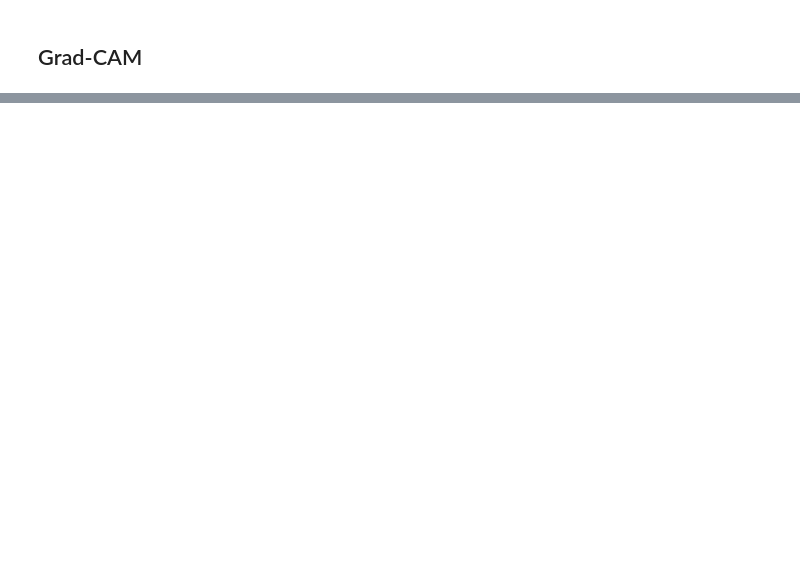
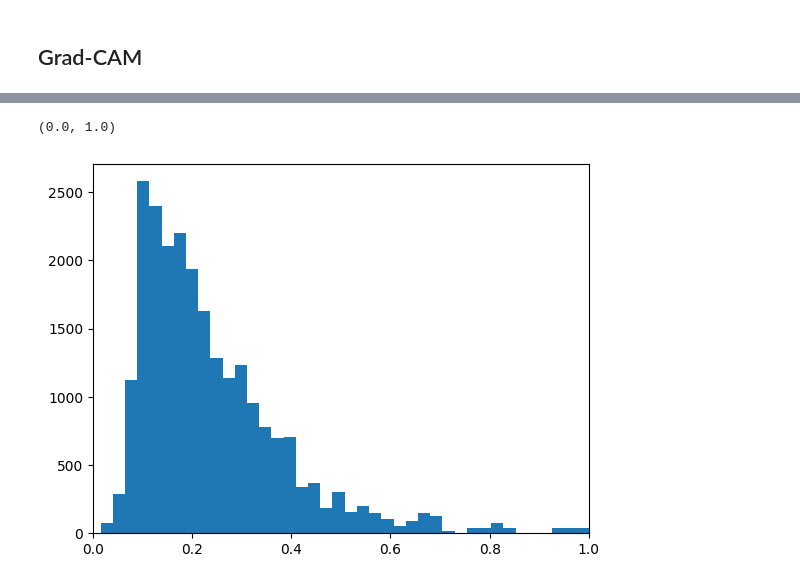
Before and after one commit to theadityat24/stress_detection, a Jupyter notebook: optimize_binary/optimize cnn.ipynb, the cells around one changed output, grey strips where cells are left out. Cells and saved outputs as stored; diff of their text form; code cells hidden in the pictures; blank space fills up the shorter version.

Commit message:
naive confidence

```diff
--- a/optimize_binary/optimize cnn.ipynb
+++ b/optimize_binary/optimize cnn.ipynb
@@ -259,0 +257,2 @@ Text(0.5, 0.98, 'Grad-CAM Results')
+# %%
+y_pred = model.predict(cnn_reshape(x))
@@ -259,0 +261,11 @@ Text(0.5, 0.98, 'Grad-CAM Results')
+# %%
+def confidence(y_pred):
+    d = np.abs(y_pred - y_pred.mean())
+    d /= d.max()
+    return d
+# %%
+plt.hist(confidence(y_pred), bins=40)
+plt.xlim((0,1))
+# %% [output]
+(0.0, 1.0)
+[figure, added]
```
Also changed, not shown: parts of 14 cells of this notebook, 3 other files.
